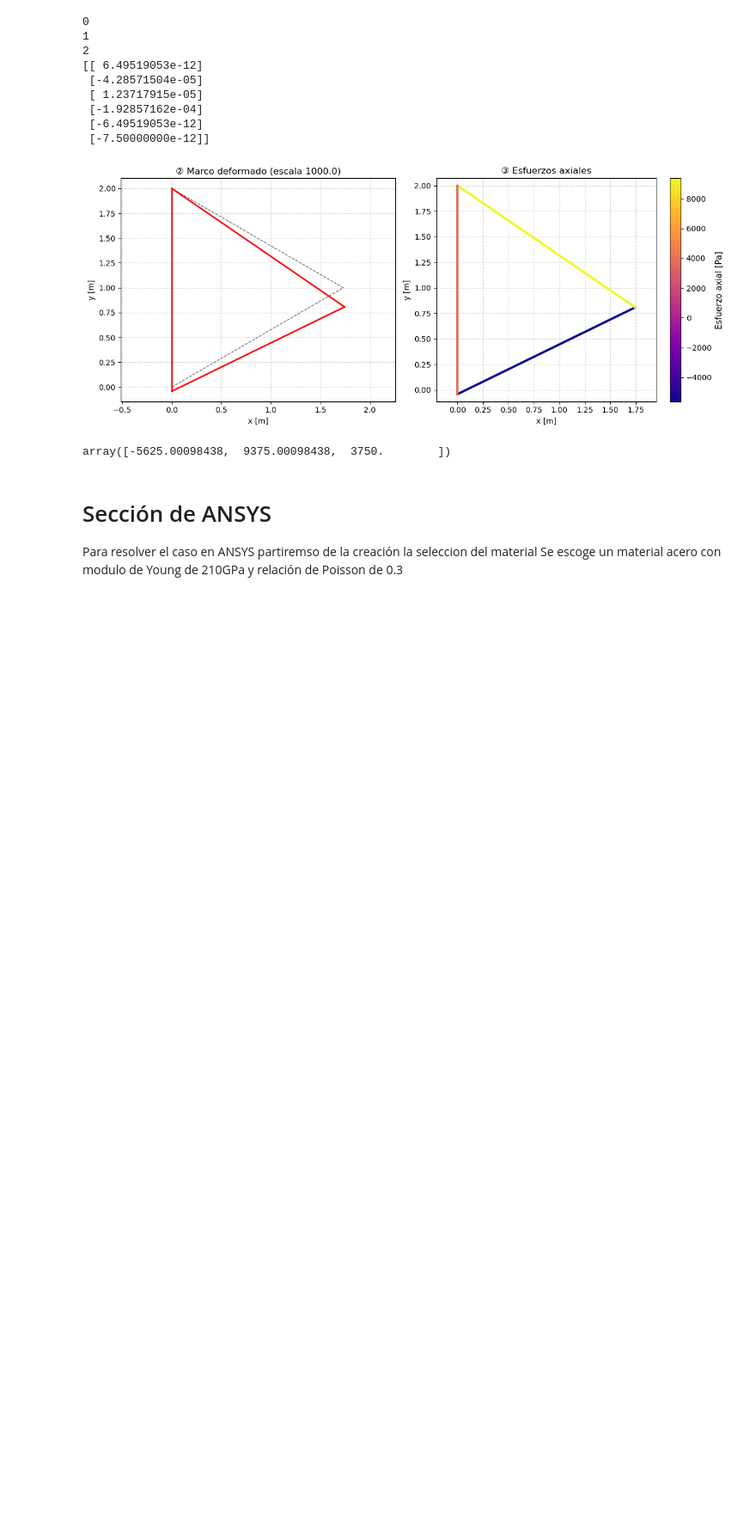
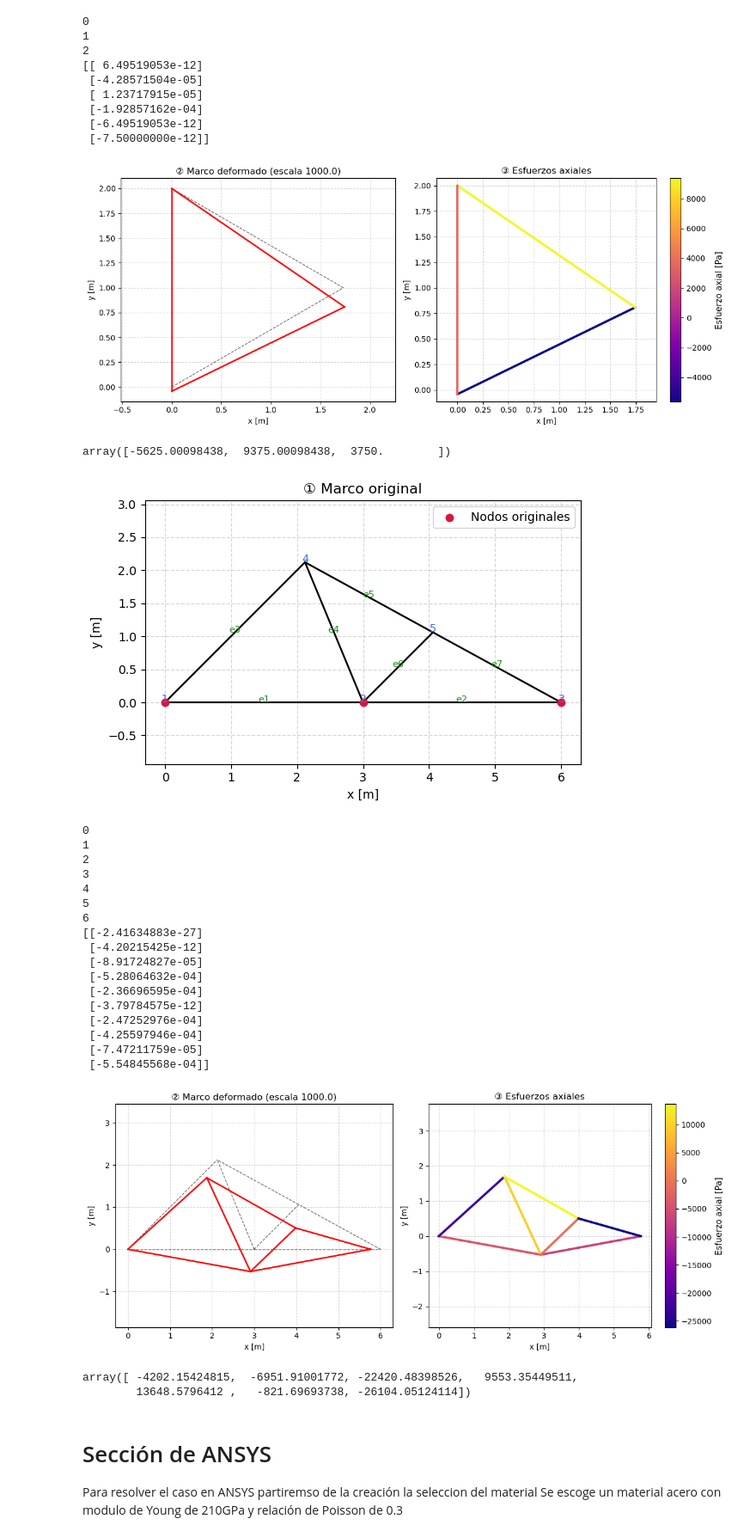
Before and after one commit to dtorresar1729/CURSO-ELEMENTOS-FINITOS, a Jupyter notebook: ElementosTruss/ElemtnosTruss2D.ipynb, the cells around one changed output. Shown at 86% size. Saved outputs shown, nothing was run; the diff lists cells and outputs as text; code cells hidden in the pictures; blank space fills up the shorter version.

```diff
--- a/ElementosTruss/ElemtnosTruss2D.ipynb
+++ b/ElementosTruss/ElemtnosTruss2D.ipynb
@@ -186,8 +186,8 @@ def mat_Ke(Mnod,Melem,e):
                   [0.0, 0.0, 0.0, 0.0],
                   [-(E*A)/L,0.0,(E*A)/L,0.0],
                   [0.0, 0.0, 0.0, 0.0]],dtype=np.float64)
-    Ke = np.linalg.matmul(np.linalg.inv(T),Ke)
-    Ke = np.linalg.matmul(Ke,T)
+    Ke = np.matmul(np.linalg.inv(T),Ke)
+    Ke = np.matmul(Ke,T)
     return Ke
 def mat_KG(Melem,Mnod, KG):
     Nelem = Melem.shape[0]
@@ -273,6 +273,77 @@ plot_deformed_truss(Mnod, Melem, UG, scale=1e3)
  [-7.50000000e-12]]
 [figure]
 array([-5625.00098438,  9375.00098438,  3750.        ])
+# %%
+# ==========================
+E = 200e9  # Módulo de elasticidad [Pa]
+A = 0.25 * np.pi * (30e-3)**2  # Área de la sección transversal [m²]
+# ==========================
+# Preproceso
+# ==========================
+Nelem = 7      # Número de elementos
+Nnod = 5       # Número de nodos
+Mnod = np.array([
+    [0, 0],
+    [3, 0],
+    [6, 0],
+    [3*np.cos(np.deg2rad(45)), 3*np.cos(np.deg2rad(45))],
+    [4.060157597766401, 1.059740734244775]
+], dtype=float)
+Melem = np.array([
+    [1, 2, E, A],
+    [2, 3, E, A],
+    [1, 4, E, A],
+    [2, 4, E, A],
+    [5, 4, E, A],
+    [2, 5, E, A],
+    [3, 5, E, A]
+], dtype=float)
+Load = np.array([
+    [np.nan, np.nan],
+    [0, 0],
+    [0, np.nan],
+    [0, -5000],
+    [0, -3000]
+], dtype=float)
+Disp = np.array([
+    [0, 0],
+    [np.nan, np.nan],
+    [np.nan, 0],
+    [np.nan, np.nan],
+    [np.nan, np.nan]
+], dtype=float)
+plot_truss(Mnod, Melem, x)
+KG = np.zeros((2*Mnod.shape[0], 2*Mnod.shape[0]),dtype=np.float64)
+FG = np.zeros((2*Mnod.shape[0], 1),dtype=np.float64)
+KG = mat_KG(Melem,Mnod,KG)
+FG = vec_FG(Mnod.shape[0],Load)
+kappa = 1e15
+Mpenaliz,Vpenaliz = penalizacion(Mnod.shape[0], Disp, kappa)
+UG = np.linalg.solve(KG+Mpenaliz,FG+Vpenaliz)
+print(UG)
+plot_deformed_truss(Mnod, Melem, UG, scale=1e3)
+# %% [output]
+[figure, added]
+0
+1
+2
+3
+4
+5
+6
+[[-2.41634883e-27]
+ [-4.20215425e-12]
+ [-8.91724827e-05]
+ [-5.28064632e-04]
+ [-2.36696595e-04]
+ [-3.79784575e-12]
+ [-2.47252976e-04]
+ [-4.25597946e-04]
+ [-7.47211759e-05]
+ [-5.54845568e-04]]
+[figure, added]
+array([ -4202.15424815,  -6951.91001772, -22420.48398526,   9553.35449511,
+        13648.5796412 ,   -821.69693738, -26104.05124114])
 # %% [markdown]
 # Sección de ANSYS
 Para resolver el caso en ANSYS partiremso de la creación la seleccion del material
```
Also changed, not shown: 1 other file.
